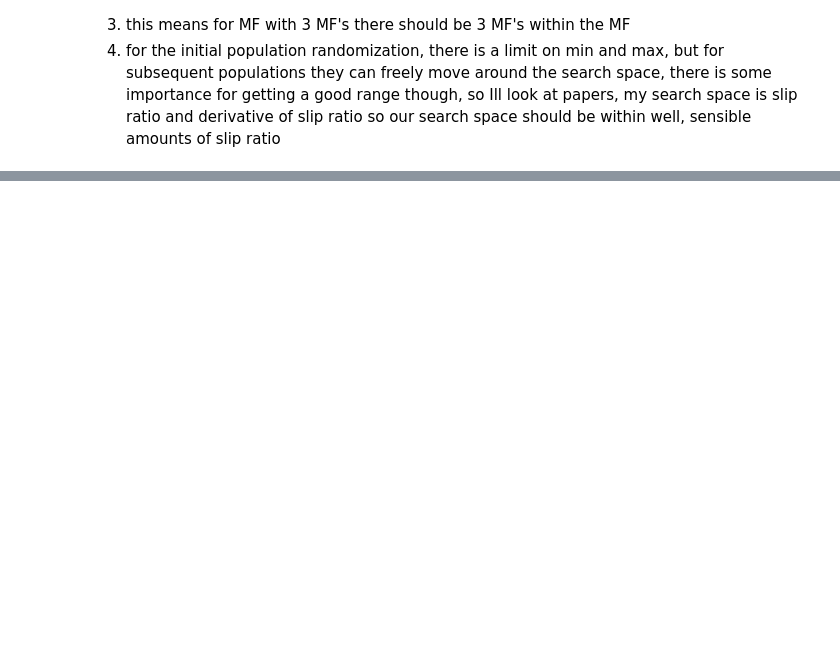
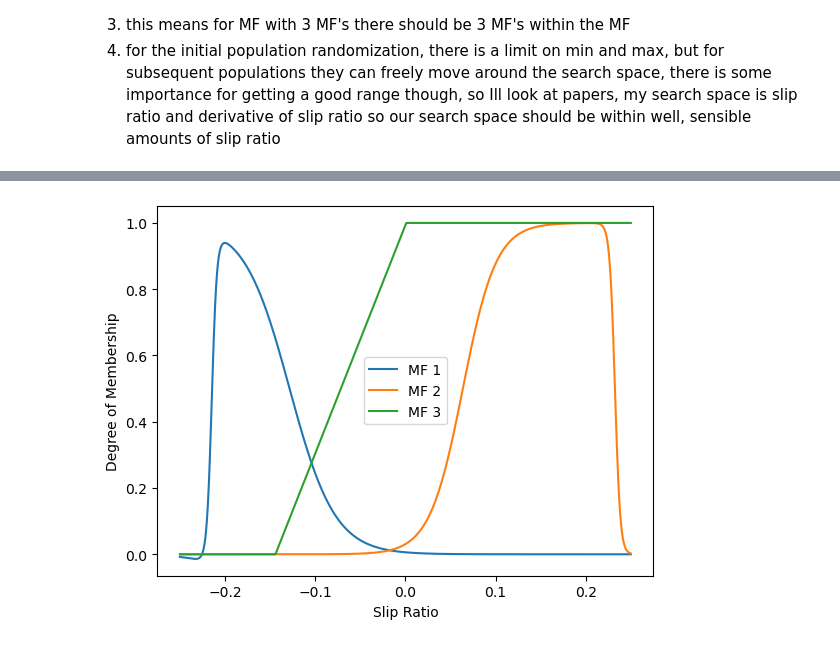
Before and after one commit to msfrt/Electrical-SR27, a Jupyter notebook: EvoComputation/GA_Fuzzy_MF_Test.ipynb, the cells around one changed output, grey strips where cells are left out. Saved outputs shown, nothing was run; the diff lists cells and outputs as text; code cells hidden in the pictures; blank space fills up the shorter version.

```diff
--- a/EvoComputation/GA_Fuzzy_MF_Test.ipynb
+++ b/EvoComputation/GA_Fuzzy_MF_Test.ipynb
@@ -961,0 +1004,5 @@ def plot_z_shaped(a, b, label='Z Shaped'):
+# %%
+genome = generate_genome()
+plot_genome(decode_genome(genome))
+# %% [output]
+[figure, added]
```
Also changed, not shown: parts of 6 cells of this notebook.
